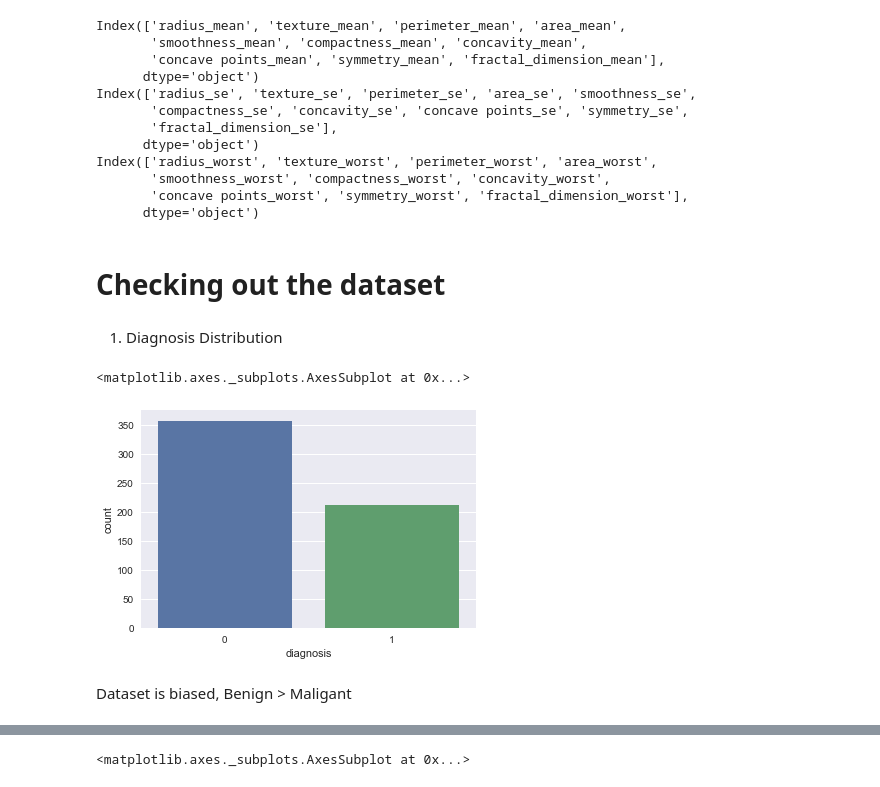
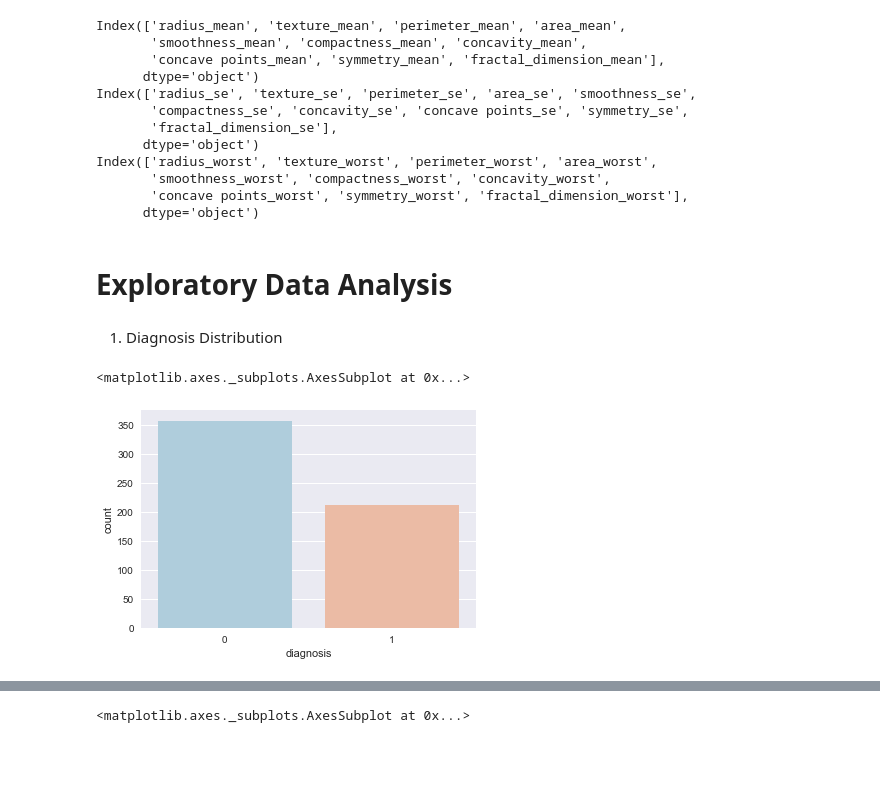
Before and after one commit to ahmadnish/FOML2017, a Jupyter notebook: neish.ipynb, the cells around one changed output, grey strips where cells are left out. Saved outputs shown, nothing was run; the diff lists cells and outputs as text; code cells hidden in the pictures; blank space fills up the shorter version.

```diff
--- a/neish.ipynb
+++ b/neish.ipynb
@@ -70,5 +70,3 @@ Index(['radius_worst', 'texture_worst', 'perimeter_worst', 'area_worst',
        'smoothness_worst', 'compactness_worst', 'concavity_worst',
        'concave points_worst', 'symmetry_worst', 'fractal_dimension_worst'],
       dtype='object')
-# %% [markdown]
-# Checking out the dataset
@@ -75,12 +80,12 @@ Index(['radius_worst', 'texture_worst', 'perimeter_worst', 'area_worst',
+# %% [markdown]
+# Exploratory Data Analysis
 # %% [markdown]
 1. Diagnosis Distribution
 # %%
-sns.countplot(df['diagnosis'])
+sns.countplot(x = 'diagnosis', data = df, palette ='RdBu_r')
 # %% [output]
 <matplotlib.axes._subplots.AxesSubplot at 0x...>
-[figure, old version]
+[figure, new version]
-# %% [markdown]
-Dataset is biased, Benign > Maligant
 # %%
 df.describe()
 # %% [output]
```
Also changed, not shown: parts of 4 cells of this notebook.
